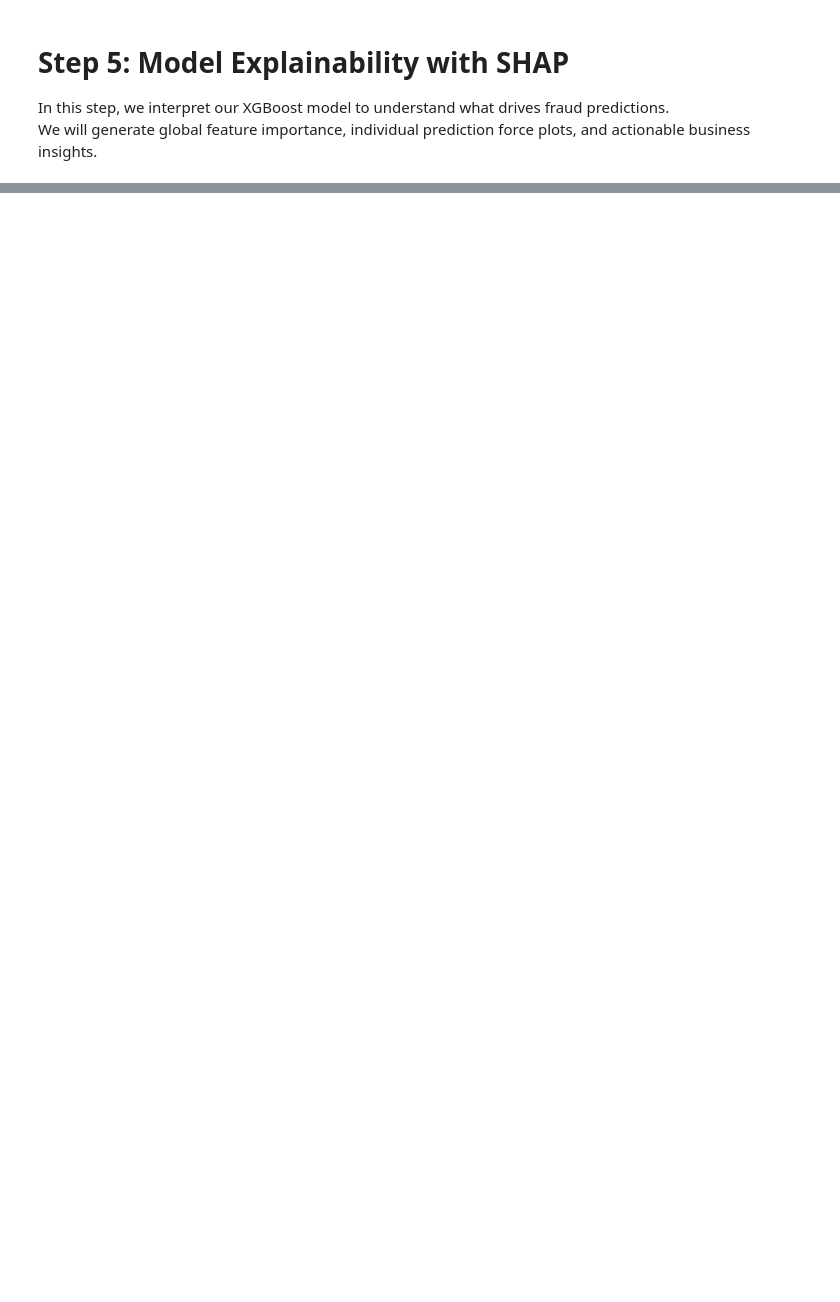
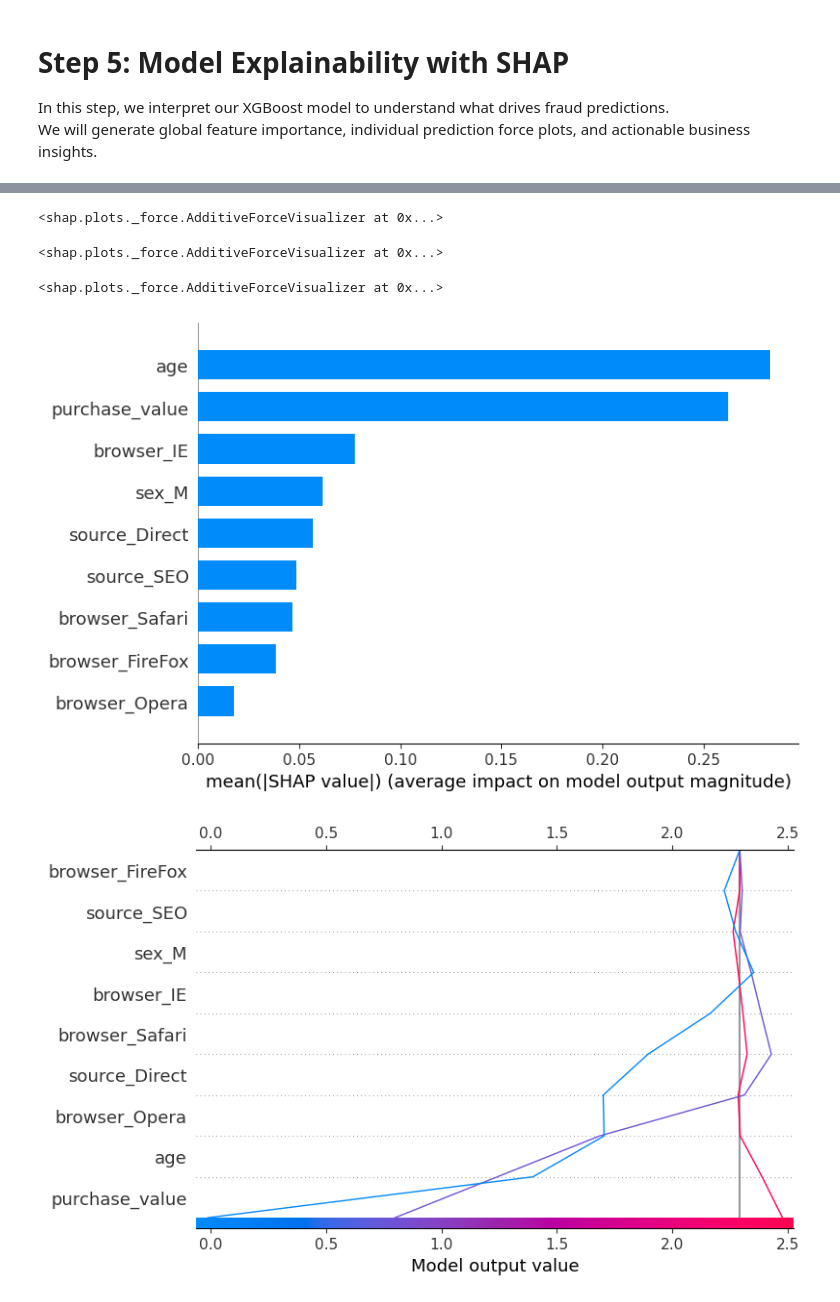
Before and after one commit to Ebenezer777/Fraud-Detection, a Jupyter notebook: notebooks/shap-explainability.ipynb, the cells around one changed output, grey strips where cells are left out. Saved outputs shown, nothing was run; the diff lists cells and outputs as text; code cells hidden in the pictures; blank space fills up the shorter version.

```diff
--- a/notebooks/shap-explainability.ipynb
+++ b/notebooks/shap-explainability.ipynb
@@ -54,0 +99,45 @@ xgb_model.fit(X_train_res, y_train_res)
+# %%
+# Initialize JS visualizations
+shap.initjs()
+
+# Predict on test set
+y_pred = xgb_model.predict(X_test)
+
+# Helper function to get positional index safely
+def get_pos_index(df, mask):
+    idx = df[mask].index
+    if len(idx) == 0:
+        return None
+    return df.index.get_loc(idx[0])
+
+# Masks for True Positive, False Positive, False Negative
+tp_mask = (y_test==1) & (y_pred==1)
+fp_mask = (y_test==0) & (y_pred==1)
+fn_mask = (y_test==1) & (y_pred==0)
+
+# Positional indices
+tp_pos = get_pos_index(X_test, tp_mask)
+fp_pos = get_pos_index(X_test, fp_mask)
+fn_pos = get_pos_index(X_test, fn_mask)
+
+# 1️⃣ Interactive JS force plots
+if tp_pos is not None:
+    display(shap.force_plot(explainer.expected_value, shap_values[tp_pos], X_test.iloc[tp_pos,:], matplotlib=False))
+if fp_pos is not None:
+    display(shap.force_plot(explainer.expected_value, shap_values[fp_pos], X_test.iloc[fp_pos,:], matplotlib=False))
+if fn_pos is not None:
+    display(shap.force_plot(explainer.expected_value, shap_values[fn_pos], X_test.iloc[fn_pos,:], matplotlib=False))
+
+# 2️⃣ Global feature importance (summary bar plot)
+shap.summary_plot(shap_values, X_test, plot_type='bar', max_display=10)
+
+# 3️⃣ Decision plot for top 10 features for TP, FP, FN
+indices = [i for i in [tp_pos, fp_pos, fn_pos] if i is not None]
+if len(indices) > 0:
+    shap.decision_plot(
+        explainer.expected_value,
+        shap_values[indices],
+        X_test.iloc[indices,:],
+        feature_display_range=slice(0,10)
+    )
+# %% [output]
@@ -54,0 +145,5 @@ xgb_model.fit(X_train_res, y_train_res)
+<shap.plots._force.AdditiveForceVisualizer at 0x...>
+<shap.plots._force.AdditiveForceVisualizer at 0x...>
+<shap.plots._force.AdditiveForceVisualizer at 0x...>
+[figure, added]
+[figure, added]
```
Also changed, not shown: parts of 8 cells of this notebook, 7 other files.
